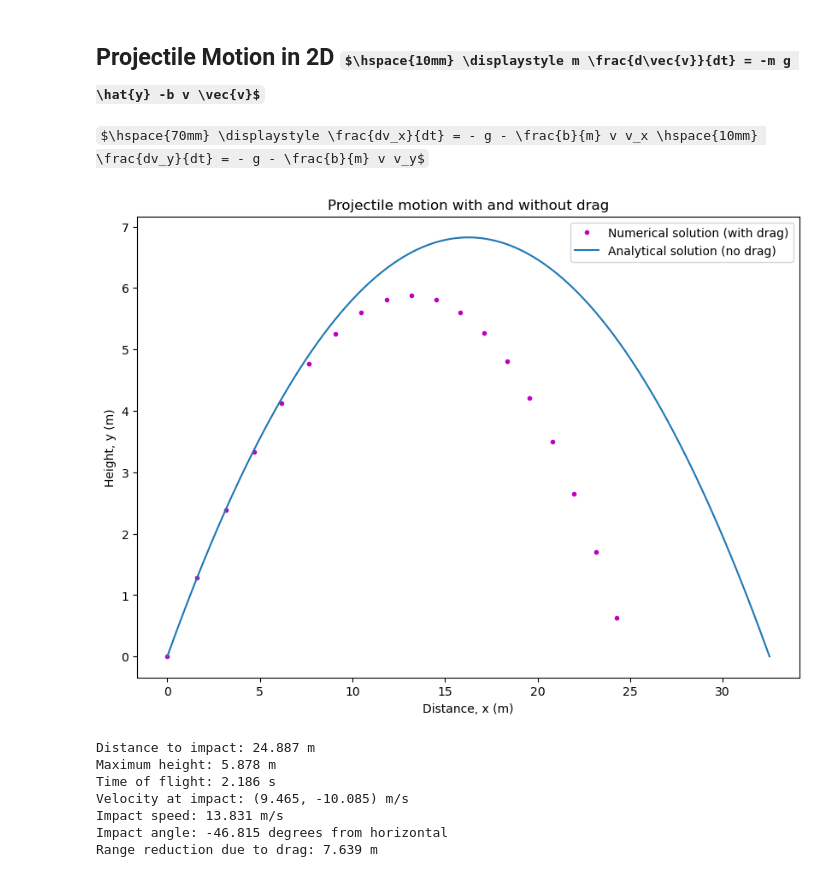
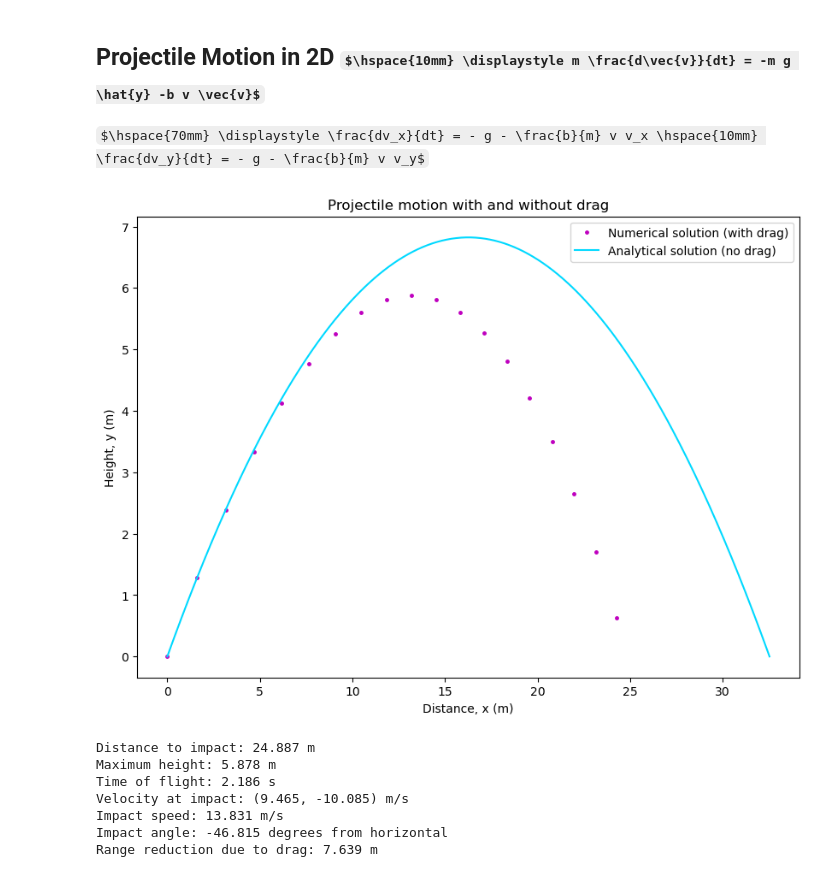
Before and after one commit to KentonBW/physics-lab, a Jupyter notebook: projectile_motion_2D.ipynb, the cells around one changed output. Cells and saved outputs as stored; diff of their text form; code cells hidden in the pictures; some formulas as TeX source.

```diff
--- a/projectile_motion_2D.ipynb
+++ b/projectile_motion_2D.ipynb
@@ -124,42 +124,46 @@ range_reduction = range_no_drag - impact_x
 # Plot trajectories
 plt.figure(figsize = (10, 7))
 
-# numerical solution (points evenly spaced in time,
+# numerical solution with drag (points evenly spaced in time,
 # distance between them communicates the speed of the projectile)
 plt.plot(
     x_drag[::25],
     y_drag[::25],
-    "m.",
+    ".",
+    color = "m",
+    markersize = 5,
     label = "Numerical solution (with drag)"
 )
 
 # analytical solution (smooth curve)
 plt.plot(
     x_no_drag,
     y_no_drag,
     "-",
+    color = "#00d9ff",
+    linewidth = 1.5,
     label = "Analytical solution (no drag)"
 )
 
 plt.xlabel("Distance, x (m)")
 plt.ylabel("Height, y (m)")
 plt.title("Projectile motion with and without drag")
 plt.legend()
 
 plt.show()
 
 
 
 # Output results
 print(f"Distance to impact: {impact_x:.3f} m")
 print(f"Maximum height: {np.max(y_drag):.3f} m")
 print(f"Time of flight: {impact_time:.3f} s")
 print(f"Velocity at impact: ({impact_vx:.3f}, {impact_vy:.3f}) m/s")
 print(f"Impact speed: {impact_speed:.3f} m/s")
 print(f"Impact angle: {impact_angle:.3f} degrees from horizontal")
 print(f"Range reduction due to drag: {range_reduction:.3f} m")
 # %% [output]
-[figure, old version]
+[figure, new version]
 Distance to impact: 24.887 m
 Maximum height: 5.878 m
 Time of flight: 2.186 s
```
Also changed, not shown: 2 other files.
